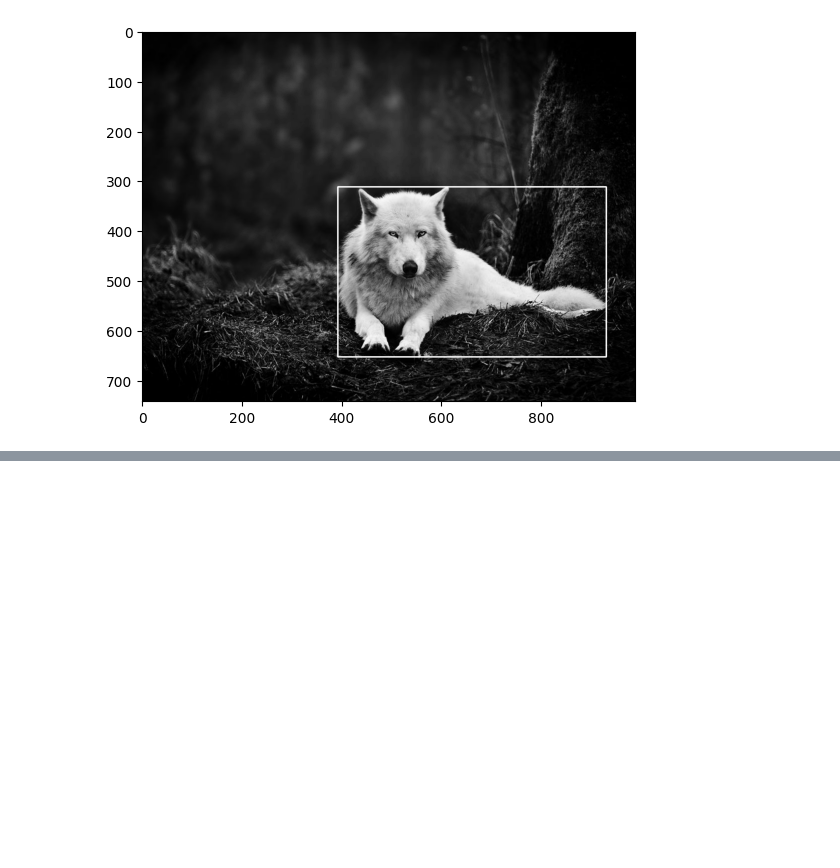
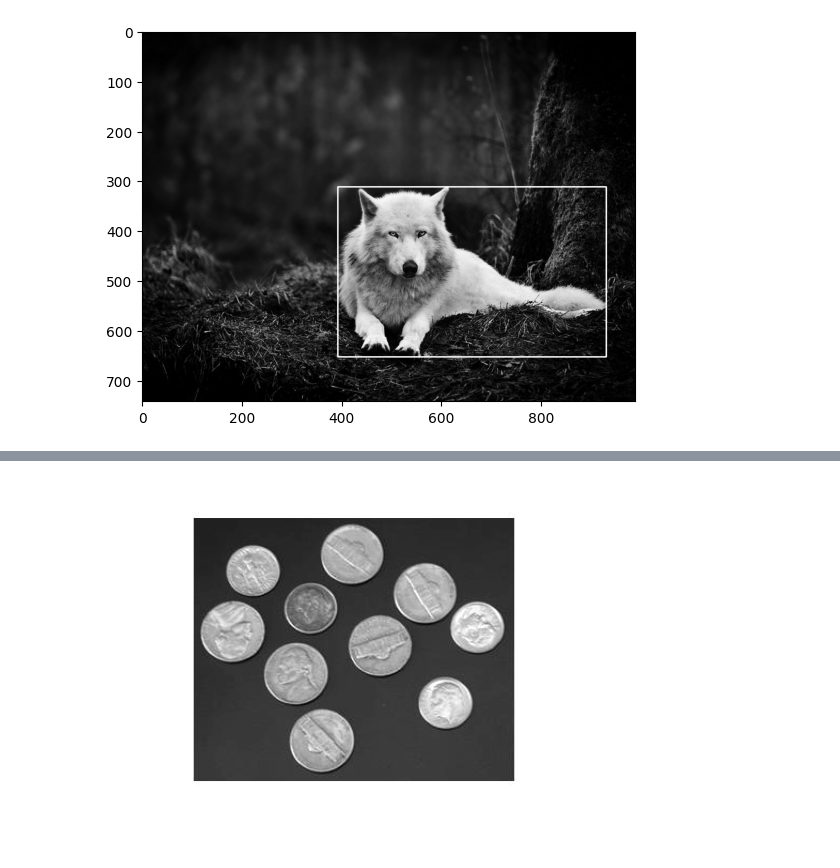
Before and after one commit to ArmanAghania/PyLearn, a Jupyter notebook: Image Processing/Session 8/Class/object_detection.ipynb, the cells around one changed output, grey strips where cells are left out. Saved outputs shown, nothing was run; the diff lists cells and outputs as text; code cells hidden in the pictures; blank space fills up the shorter version.

```diff
--- a/Image Processing/Session 8/Class/object_detection.ipynb
+++ b/Image Processing/Session 8/Class/object_detection.ipynb
@@ -29,0 +59,8 @@ plt.show()
+# %%
+image_coin = cv2.imread('input/coins.jpg', cv2.IMREAD_GRAYSCALE)
+plt.axis('off')
+
+plt.imshow(image_coin, cmap='gray')
+plt.show()
+# %% [output]
+[figure, added]
```
Also changed, not shown: parts of 7 cells of this notebook.
